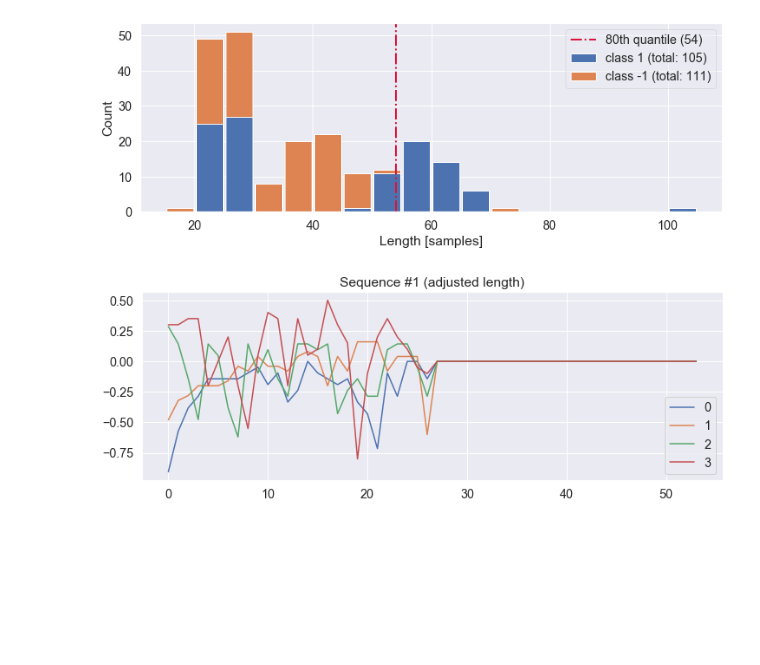
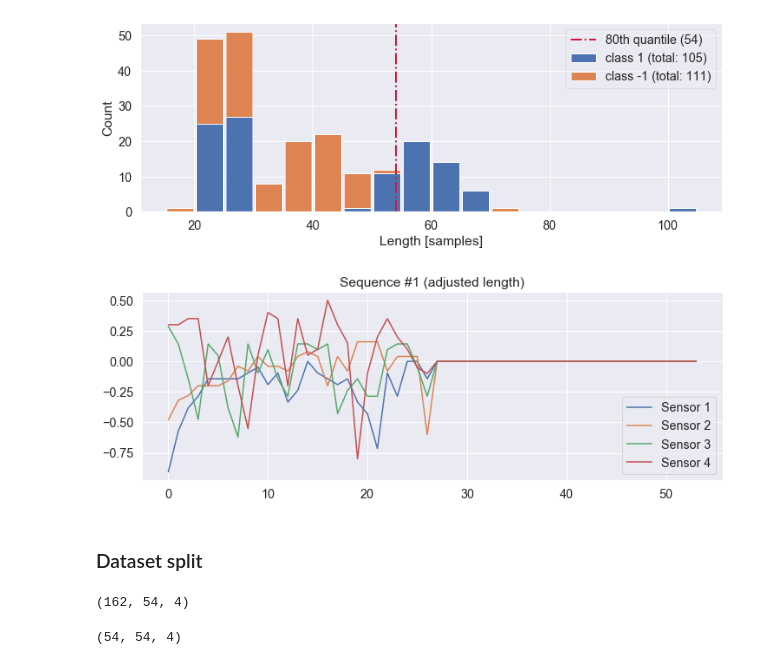
Before and after one commit to animaviridis/dmv-practicals, a Jupyter notebook: assessment/assignment1/task2/task2.ipynb, the cells around one changed output. Drawn from its saved outputs; the diff is of its cells as text; code cells hidden in the pictures; blank space fills up the shorter version.

Commit message:
[Assignment 1][Task 2] Train-test split

```diff
--- a/assessment/assignment1/task2/task2.ipynb
+++ b/assessment/assignment1/task2/task2.ipynb
@@ -147,6 +147,9 @@ for i, sequence in enumerate(all_data.values()):
 # %%
 fig, ax = plt.subplots(figsize=(12,4))
 ax = sns.lineplot(ax=ax, data=all_data_prep[0], dashes=False)
 _ = ax.set_title(f"Sequence #{seq_id} (adjusted length)")
+_ = ax.legend(data_example.columns)
 # %% [output]
-[figure, old version]
+[figure, new version]
+# %% [markdown]
+### Dataset split
@@ -152,0 +161,8 @@ _ = ax.set_title(f"Sequence #{seq_id} (adjusted length)")
+# %%
+X_train.shape
+# %% [output]
+(162, 54, 4)
+# %%
+X_test.shape
+# %% [output]
+(54, 54, 4)
```
Also changed, not shown: parts of 3 cells of this notebook.
